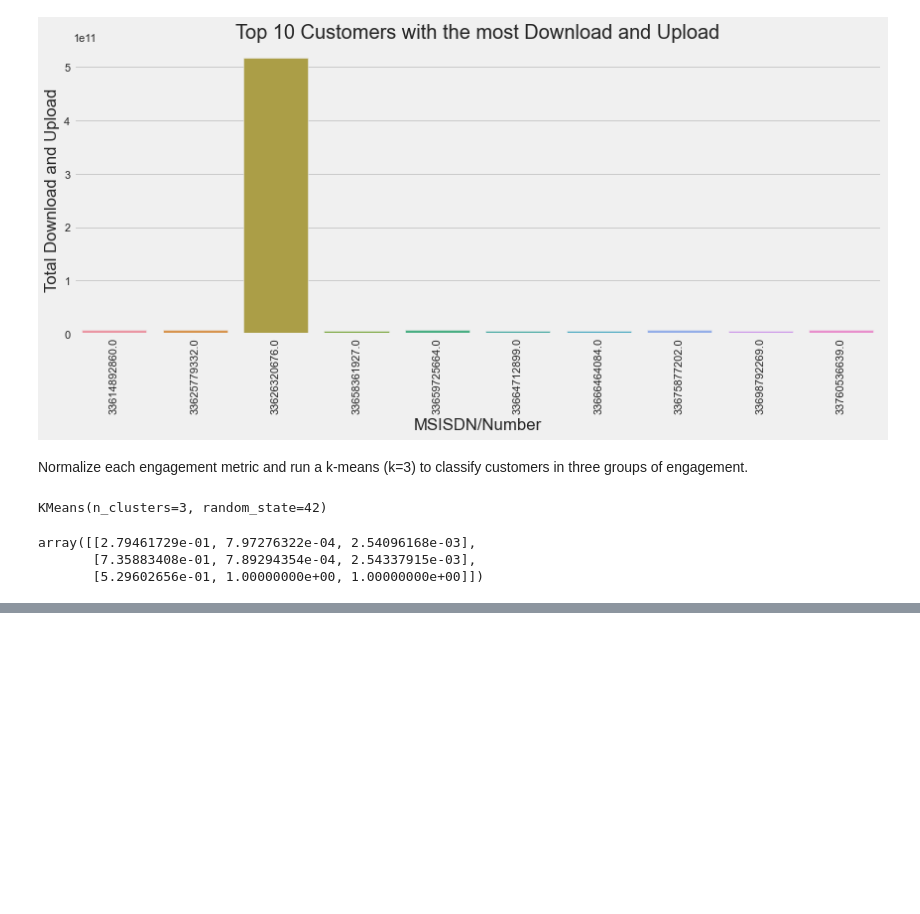
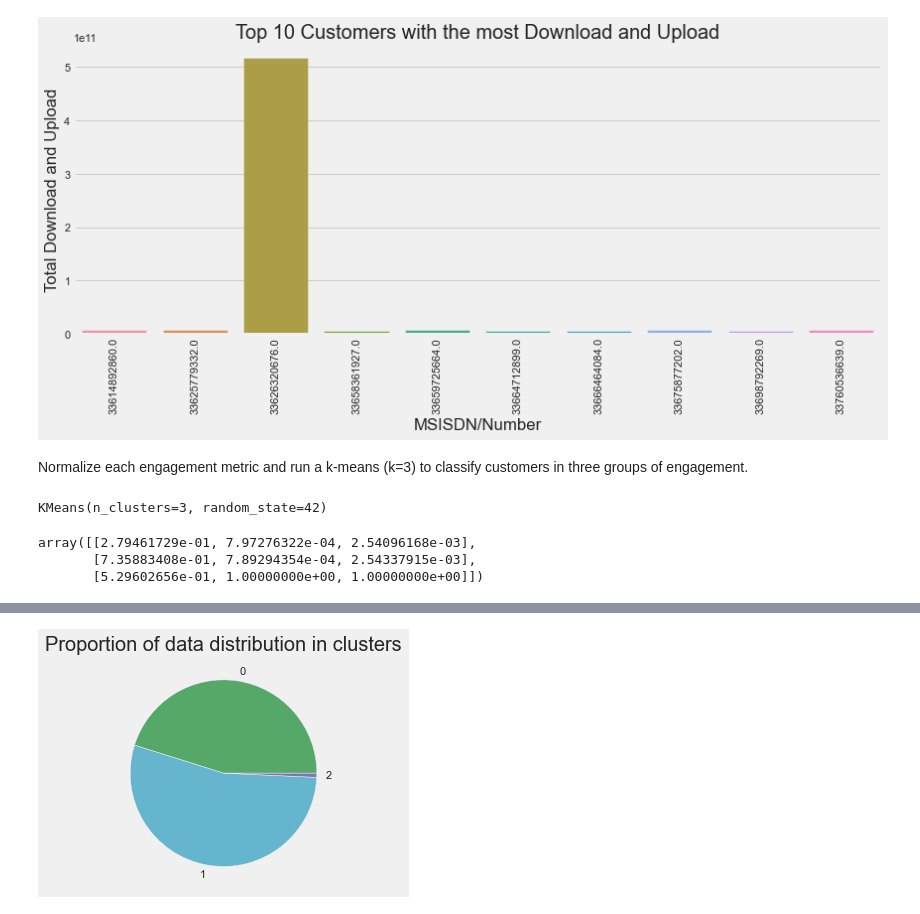
Before and after one commit to BekaluTa/Telecom-Data-Analysis, a Jupyter notebook: Notebooks/Task 2 User Requirement-Analysis.ipynb, the cells around one changed output, grey strips where cells are left out. Saved outputs shown, nothing was run; the diff lists cells and outputs as text; code cells hidden in the pictures; blank space fills up the shorter version.

```diff
--- a/Notebooks/Task 2 User Requirement-Analysis.ipynb
+++ b/Notebooks/Task 2 User Requirement-Analysis.ipynb
@@ -269,3 +269,6 @@ centroids_eng
 array([[2.79461729e-01, 7.97276322e-04, 2.54096168e-03],
        [7.35883408e-01, 7.89294354e-04, 2.54337915e-03],
        [5.29602656e-01, 1.00000000e+00, 1.00000000e+00]])
+# %%
+df_segm_kmeans = df_metrics1.copy()
+df_segm_kmeans['Segment K-means'] = kmeans.labels_
@@ -271,0 +332,4 @@ array([[2.79461729e-01, 7.97276322e-04, 2.54096168e-03],
+# %%
+# Calculate sum values for the clusters
+df_segm_analysis = df_segm_kmeans.groupby(['Segment K-means']).sum()
+df_segm_analysis
@@ -271,0 +342,4 @@ array([[2.79461729e-01, 7.97276322e-04, 2.54096168e-03],
+# %%
+# Compute the size and proportions of the three clusters
+df_segm_analysis['N Obs'] = df_segm_kmeans[['Segment K-means', 'xDR Session']].groupby(['Segment K-means']).count()
+df_segm_analysis['Prop Obs'] = df_segm_analysis['N Obs'] / df_segm_analysis['N Obs'].sum()
@@ -271,0 +367,6 @@ array([[2.79461729e-01, 7.97276322e-04, 2.54096168e-03],
+# %%
+plt.pie(df_segm_analysis['N Obs'], labels=df_segm_analysis.index, colors=['g', 'c', 'm'])
+plt.title('Proportion of data distribution in clusters', size=20)
+plt.show()
+# %% [output]
+[figure, added]
```
Also changed, not shown: parts of 25 cells of this notebook.
